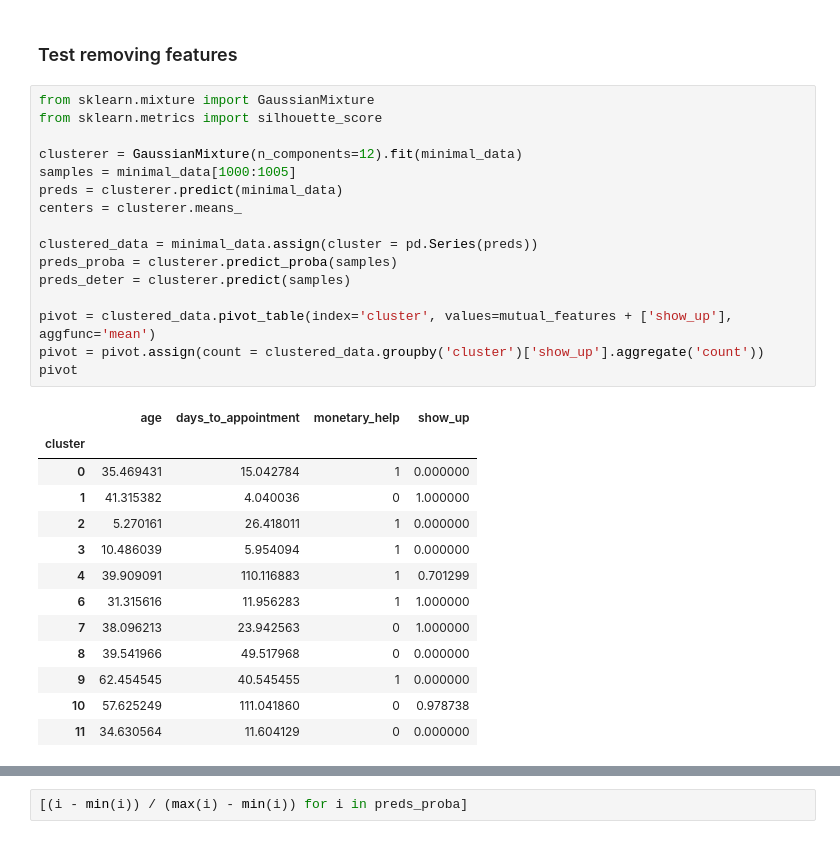
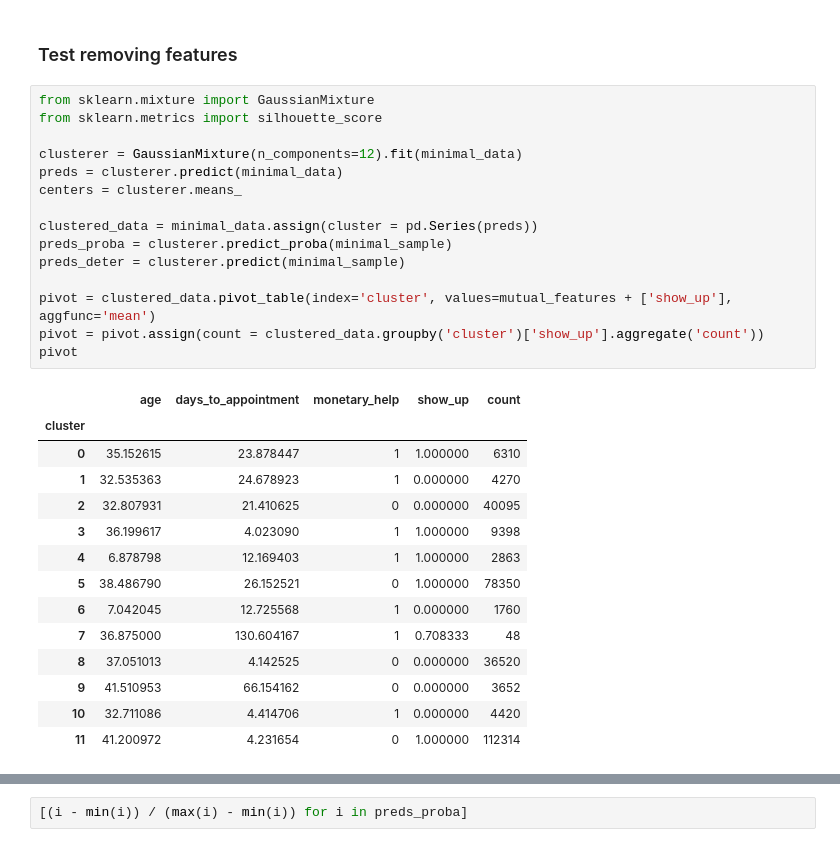
Before and after one commit to edvalente/mlnd-capstone-project, a Jupyter notebook: notebooks/capstone-scrapbook.ipynb, the cells around one changed output, grey strips where cells are left out. Cells and saved outputs as stored; diff of their text form.

```diff
--- a/notebooks/capstone-scrapbook.ipynb
+++ b/notebooks/capstone-scrapbook.ipynb
@@ -341,30 +341,30 @@ minimal_data = data.loc[:, mutual_features + ['show_up']]
 # %%
 from sklearn.mixture import GaussianMixture
 from sklearn.metrics import silhouette_score
 
 clusterer = GaussianMixture(n_components=12).fit(minimal_data)
-samples = minimal_data[1000:1005]
 preds = clusterer.predict(minimal_data)
 centers = clusterer.means_
 
 clustered_data = minimal_data.assign(cluster = pd.Series(preds))
-preds_proba = clusterer.predict_proba(samples)
-preds_deter = clusterer.predict(samples)
+preds_proba = clusterer.predict_proba(minimal_sample)
+preds_deter = clusterer.predict(minimal_sample)
 
 pivot = clustered_data.pivot_table(index='cluster', values=mutual_features + ['show_up'], aggfunc='mean')
 pivot = pivot.assign(count = clustered_data.groupby('cluster')['show_up'].aggregate('count'))
 pivot
 # %% [output]
-|  | age | days_to_appointment | monetary_help | show_up |
-| cluster |  |  |  |  |
-| 0 | 35.469431 | 15.042784 | 1 | 0.000000 |
-| 1 | 41.315382 | 4.040036 | 0 | 1.000000 |
-| 2 | 5.270161 | 26.418011 | 1 | 0.000000 |
-| 3 | 10.486039 | 5.954094 | 1 | 0.000000 |
-| 4 | 39.909091 | 110.116883 | 1 | 0.701299 |
-| 6 | 31.315616 | 11.956283 | 1 | 1.000000 |
-| 7 | 38.096213 | 23.942563 | 0 | 1.000000 |
-| 8 | 39.541966 | 49.517968 | 0 | 0.000000 |
-| 9 | 62.454545 | 40.545455 | 1 | 0.000000 |
-| 10 | 57.625249 | 111.041860 | 0 | 0.978738 |
-| 11 | 34.630564 | 11.604129 | 0 | 0.000000 |
+|  | age | days_to_appointment | monetary_help | show_up | count |
+| cluster |  |  |  |  |  |
+| 0 | 35.152615 | 23.878447 | 1 | 1.000000 | 6310 |
+| 1 | 32.535363 | 24.678923 | 1 | 0.000000 | 4270 |
+| 2 | 32.807931 | 21.410625 | 0 | 0.000000 | 40095 |
+| 3 | 36.199617 | 4.023090 | 1 | 1.000000 | 9398 |
+| 4 | 6.878798 | 12.169403 | 1 | 1.000000 | 2863 |
+| 5 | 38.486790 | 26.152521 | 0 | 1.000000 | 78350 |
+| 6 | 7.042045 | 12.725568 | 1 | 0.000000 | 1760 |
+| 7 | 36.875000 | 130.604167 | 1 | 0.708333 | 48 |
+| 8 | 37.051013 | 4.142525 | 0 | 0.000000 | 36520 |
+| 9 | 41.510953 | 66.154162 | 0 | 0.000000 | 3652 |
+| 10 | 32.711086 | 4.414706 | 1 | 0.000000 | 4420 |
+| 11 | 41.200972 | 4.231654 | 0 | 1.000000 | 112314 |
```
Also changed, not shown: parts of 14 cells of this notebook.
